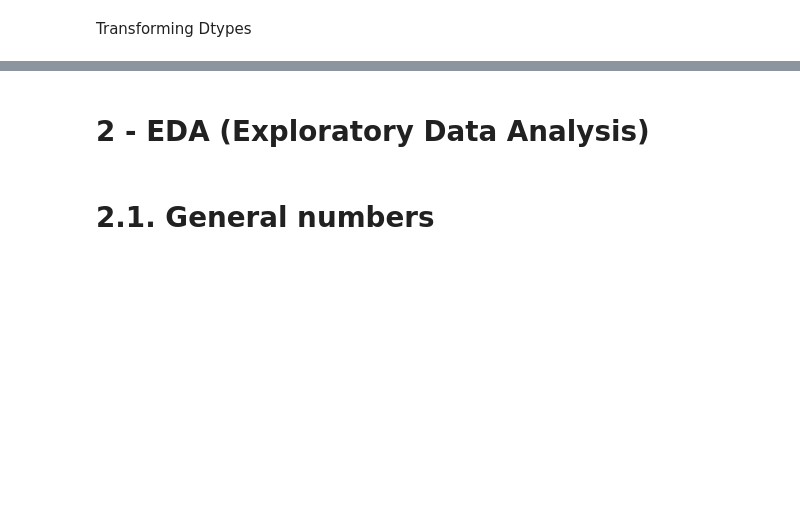
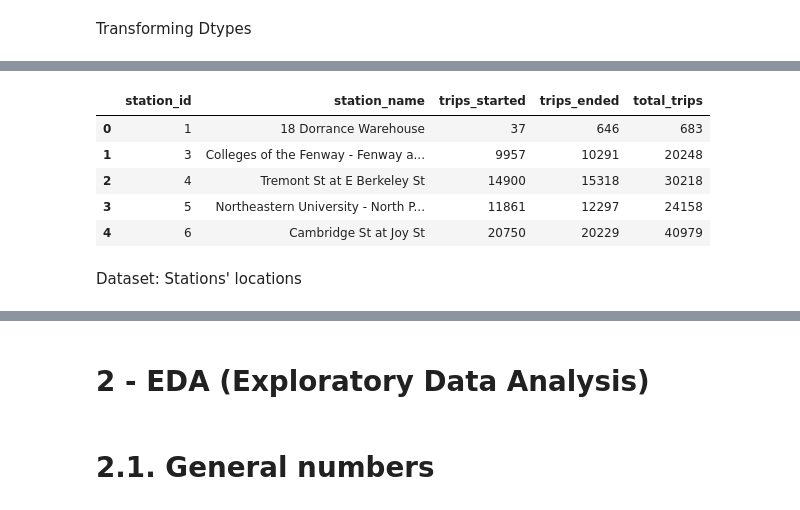
Before and after one commit to raphaelElearning/MSC_DA_Repeat, a Jupyter notebook: 2020100_MSC_DA_Repeat.ipynb, the cells around one changed output, grey strips where cells are left out. Drawn from its saved outputs; the diff is of its cells as text; code cells hidden in the pictures; blank space fills up the shorter version.

```diff
--- a/2020100_MSC_DA_Repeat.ipynb
+++ b/2020100_MSC_DA_Repeat.ipynb
@@ -267,6 +349,6 @@ Engineering data for number of trips.
 # %%
 # Calculating the number of trips starting and ending at each station.
 
-trips_started = df_boston.groupby(['start station id', 'start station name', 'starttime', 'start station latitude', 'start station longitude']).size().reset_index(name='trips_started')
-trips_ended = df_boston.groupby(['end station id', 'end station name', 'stoptime','end station latitude', 'end station longitude'  ]).size().reset_index(name='trips_ended')
+trips_started = df_boston.groupby(['start_station_id', 'start_station']).size().reset_index(name='trips_started')
+trips_ended = df_boston.groupby(['end_station_id', 'end_station']).size().reset_index(name='trips_ended')
 # %%
@@ -276,6 +372,6 @@ trips_ended.head(5)
 # %%
 # Merging and getting the total ammount of trips per station.
 
-boston_total_trips = pd.merge(trips_started, trips_ended, left_on = 'start station id', right_on = 'end station id')
+boston_total_trips = pd.merge(trips_started, trips_ended, left_on = 'start_station_id', right_on = 'end_station_id')
 # %%
 boston_total_trips.head()
@@ -282,11 +385,20 @@ boston_total_trips.head()
 # %%
 # Cleaning and renaming.
 
-boston_total_trips.rename(columns={'start station id': 'station_id', 'start station name': 'station_name'}, inplace=True)
-boston_total_trips = boston_total_trips.drop(columns = ['end station id', 'end station name'])
+boston_total_trips.rename(columns={'start_station_id': 'station_id', 'start_station': 'station_name'}, inplace=True)
+boston_total_trips = boston_total_trips.drop(columns = ['end_station_id', 'end_station'])
 # %%
 # Adding total.
 
 boston_total_trips['total_trips']= boston_total_trips['trips_started']+boston_total_trips['trips_ended']
 # %%
-boston_total_trips.tail()
+boston_total_trips.head()
+# %% [output]
+|  | station_id | station_name | trips_started | trips_ended | total_trips |
+| 0 | 1 | 18 Dorrance Warehouse | 37 | 646 | 683 |
+| 1 | 3 | Colleges of the Fenway - Fenway a... | 9957 | 10291 | 20248 |
+| 2 | 4 | Tremont St at E Berkeley St | 14900 | 15318 | 30218 |
+| 3 | 5 | Northeastern University - North P... | 11861 | 12297 | 24158 |
+| 4 | 6 | Cambridge St at Joy St | 20750 | 20229 | 40979 |
+# %% [markdown]
+Dataset: Stations' locations
```
Also changed, not shown: parts of 59 cells of this notebook, 3 other files.
